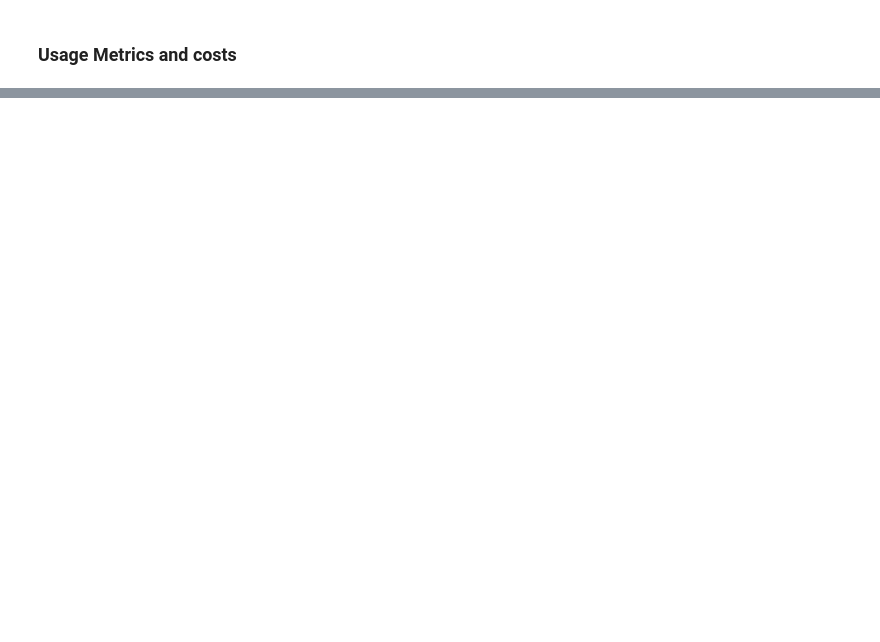
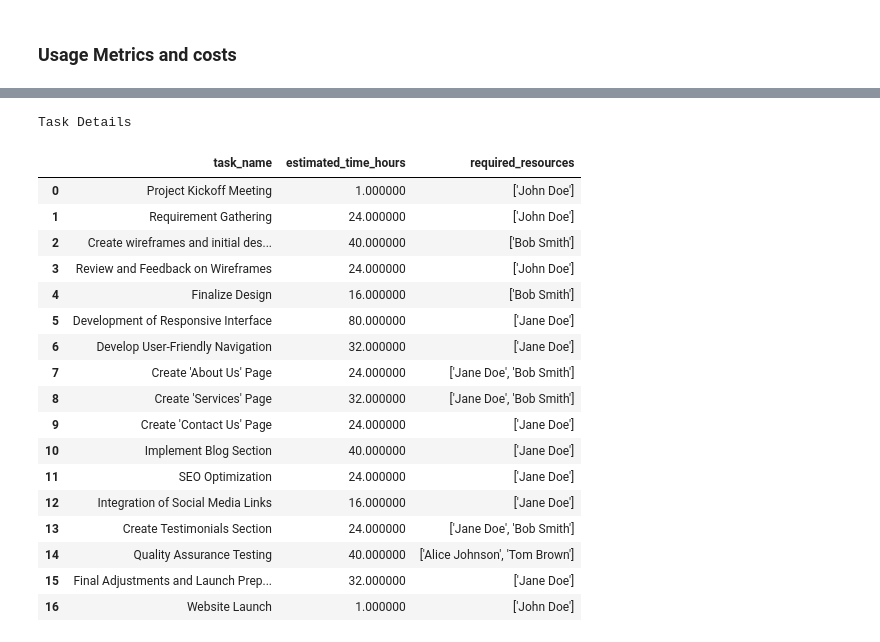
Before and after one commit to amitvermaknw/multi-ai-agent, a Jupyter notebook: src/ProjectProgress/automate-project.ipynb, the cells around one changed output, grey strips where cells are left out. Cells and saved outputs as stored; diff of their text form; code cells hidden in the pictures; blank space fills up the shorter version.

```diff
--- a/src/ProjectProgress/automate-project.ipynb
+++ b/src/ProjectProgress/automate-project.ipynb
@@ -295,0 +347,28 @@ import pandas as pd
+# %%
+task = result.pydantic.dict()['tasks']
+df_tasks = pd.DataFrame(task)
+
+#Display the dataframe as an HTML table
+df_tasks.style.set_table_attributes('border="1"').set_caption("Task Details").set_table_styles(
+    [{'selector': 'th, td', 'props': [{'font-size', '120%'}] }]
+)
+# %% [output]
+Task Details
+|  | task_name | estimated_time_hours | required_resources |
+| 0 | Project Kickoff Meeting | 1.000000 | ['John Doe'] |
+| 1 | Requirement Gathering | 24.000000 | ['John Doe'] |
+| 2 | Create wireframes and initial des... | 40.000000 | ['Bob Smith'] |
+| 3 | Review and Feedback on Wireframes | 24.000000 | ['John Doe'] |
+| 4 | Finalize Design | 16.000000 | ['Bob Smith'] |
+| 5 | Development of Responsive Interface | 80.000000 | ['Jane Doe'] |
+| 6 | Develop User-Friendly Navigation | 32.000000 | ['Jane Doe'] |
+| 7 | Create 'About Us' Page | 24.000000 | ['Jane Doe', 'Bob Smith'] |
+| 8 | Create 'Services' Page | 32.000000 | ['Jane Doe', 'Bob Smith'] |
+| 9 | Create 'Contact Us' Page | 24.000000 | ['Jane Doe'] |
+| 10 | Implement Blog Section | 40.000000 | ['Jane Doe'] |
+| 11 | SEO Optimization | 24.000000 | ['Jane Doe'] |
+| 12 | Integration of Social Media Links | 16.000000 | ['Jane Doe'] |
+| 13 | Create Testimonials Section | 24.000000 | ['Jane Doe', 'Bob Smith'] |
+| 14 | Quality Assurance Testing | 40.000000 | ['Alice Johnson', 'Tom Brown'] |
+| 15 | Final Adjustments and Launch Prep... | 32.000000 | ['Jane Doe'] |
+| 16 | Website Launch | 1.000000 | ['John Doe'] |
```
Also changed, not shown: parts of 7 cells of this notebook, 1 other file.
